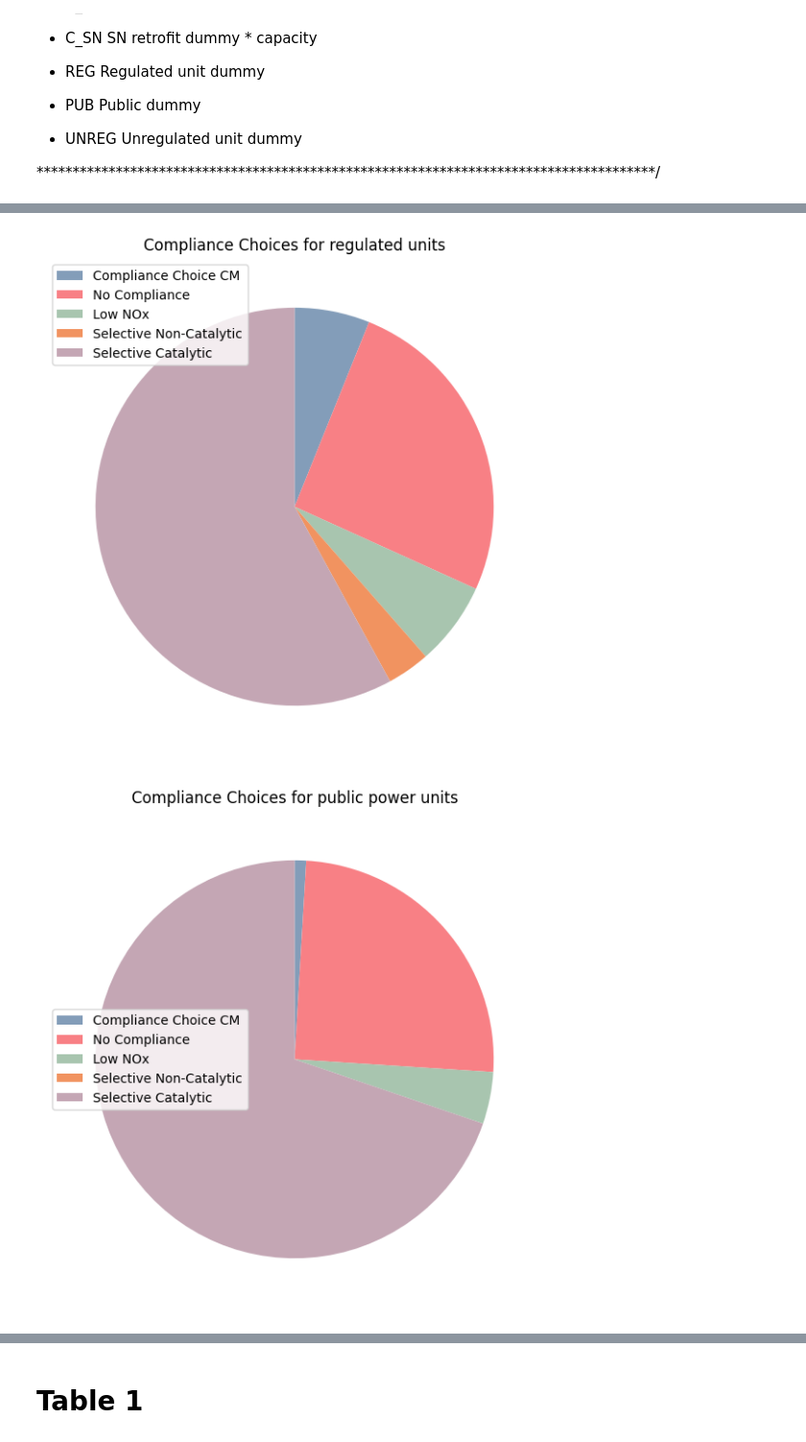
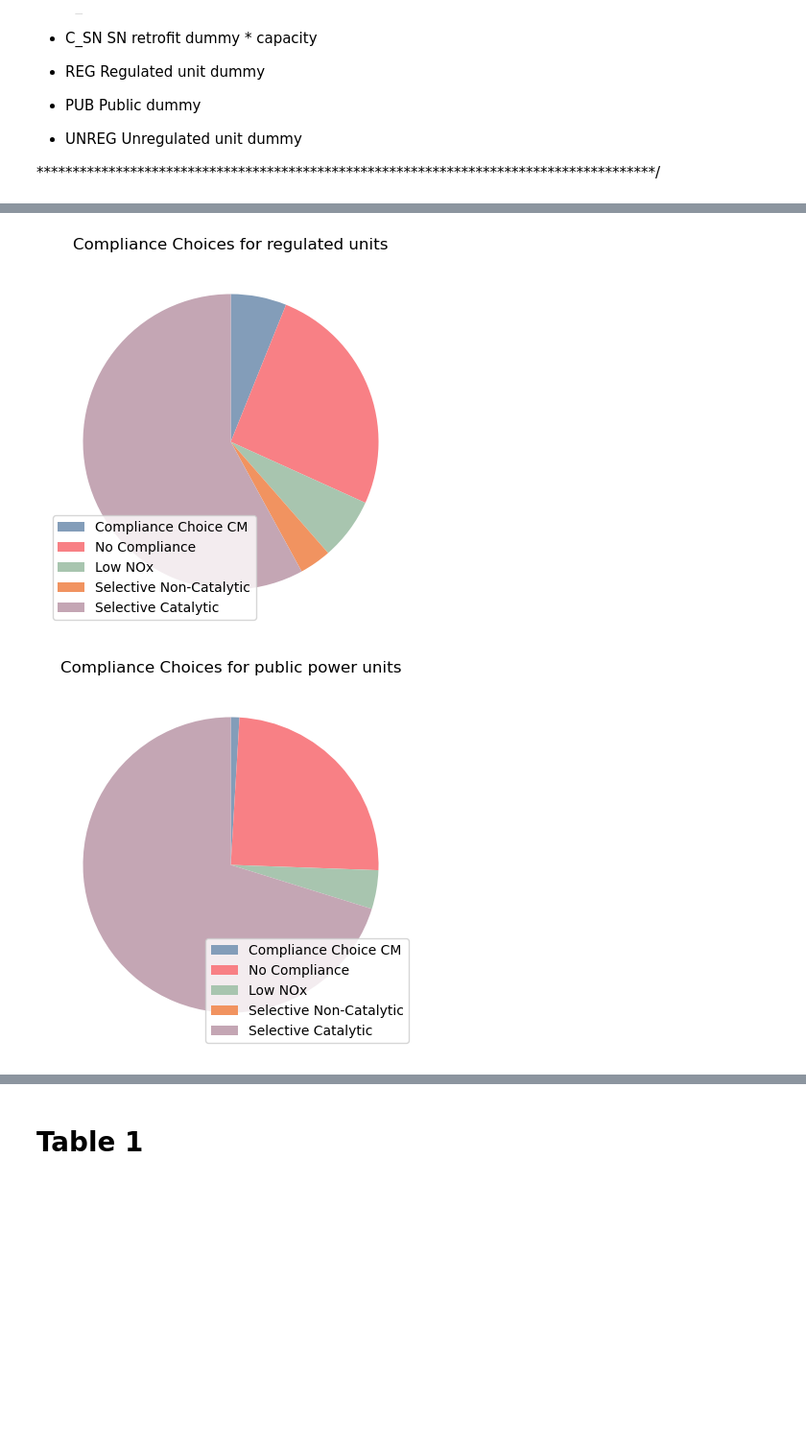
Before and after one commit to ZeliaDec/Econ, a Jupyter notebook: MGT-494.ipynb, the cells around one changed output, grey strips where cells are left out. Shown at 96% size. Drawn from its saved outputs; the diff is of its cells as text; code cells hidden in the pictures; blank space fills up the shorter version.

```diff
--- a/MGT-494.ipynb
+++ b/MGT-494.ipynb
@@ -74,3 +75,5 @@ data2 = pd.read_stata(url+"T_3_4.dta")
 - UNREG		Unregulated unit dummy
 
 **************************************************************************************/
+# %%
+data1 = data1[data1['IN_DATA']==1]
@@ -102,33 +125,33 @@ def plot_pie_chart(regime,regime_name):
         "C_NONE": "No Compliance",
         "C_LN": "Low NOx",
         "C_SC": "Selective Catalytic",
         "C_SN": "Selective Non-Catalytic"
     }
 
 
 
     # Plot the pie chart
-    plt.figure(figsize=(7, 7))
+    plt.figure(figsize=(5, 5))
     regime_data.plot.pie(
         labels=None,
         startangle=90,
         colors=colors,
         counterclock=False,
         legend=True,
     )
     # Add a custom legend
     plt.legend(
         labels=[custom_labels[col] for col in regime_data.index],  # Custom legend labels
         loc='best'
     )
     # Add title and remove y-label
     plt.title(f"Compliance Choices for {regime_name}")
     plt.ylabel("")# Remove the y-axis label for cleaner look
     plt.show()
 
 plot_pie_chart(2,'regulated units')
 plot_pie_chart(3,'public power units')
 plot_pie_chart(1,'unregulated units')
 # %% [output]
-[figure, old version]
+[figure, new version]
-[figure, old version]
+[figure, new version]
```
Also changed, not shown: parts of 44 cells of this notebook.
